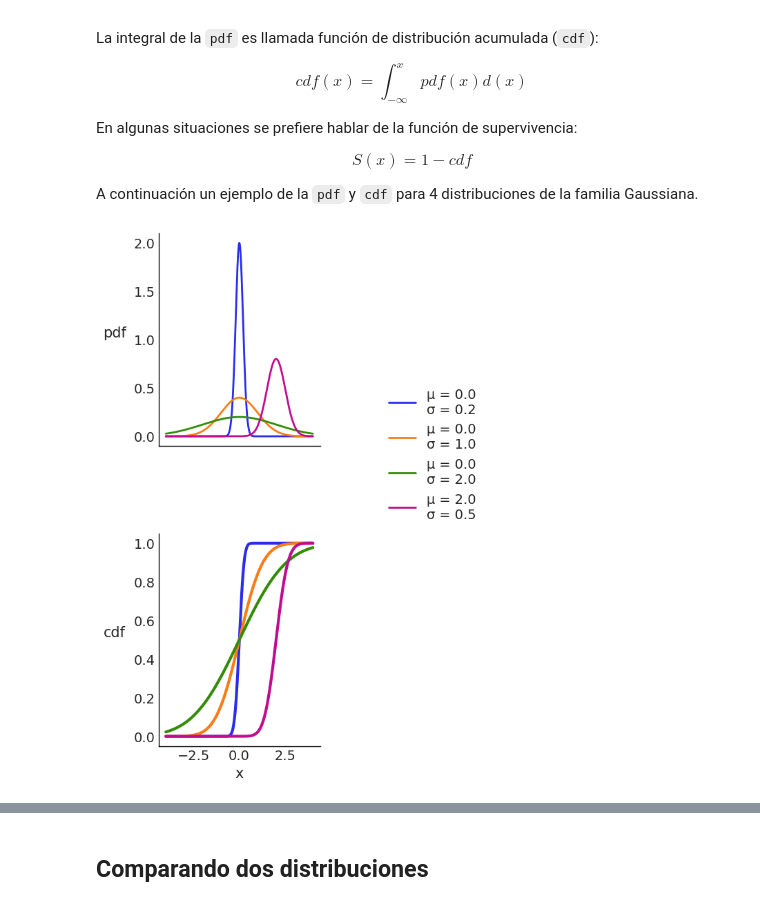
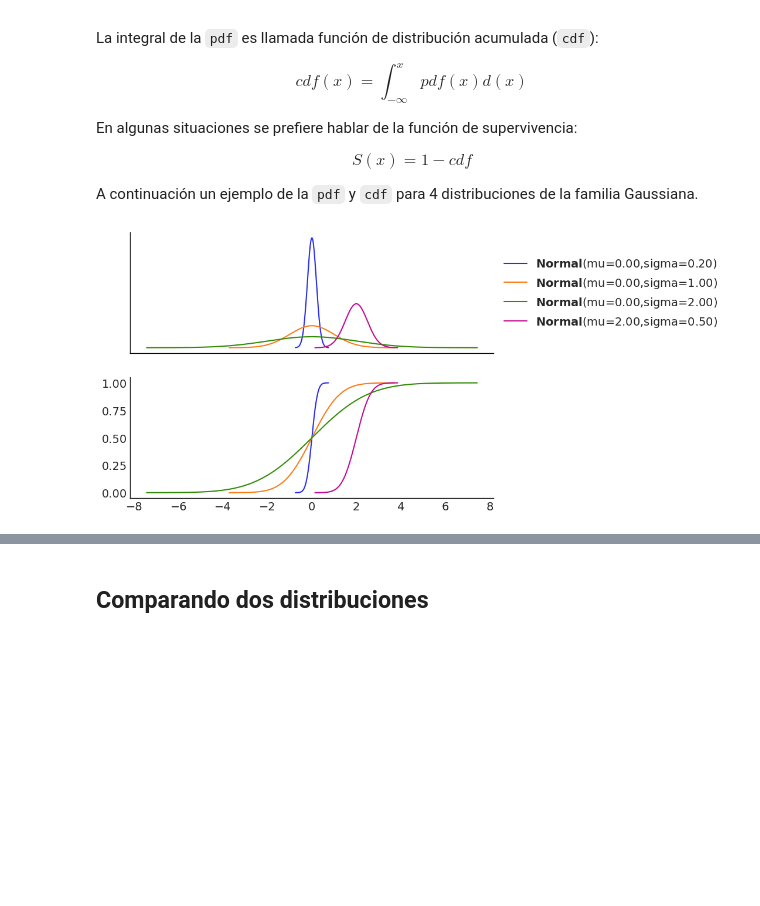
Before and after one commit to Grupo-de-modelado-probabilista/modelado_bayesiano, a Jupyter notebook: 00_Probabilidad.ipynb, the cells around one changed output, grey strips where cells are left out. Saved outputs shown, nothing was run; the diff lists cells and outputs as text; code cells hidden in the pictures; blank space fills up the shorter version.

```diff
--- a/00_Probabilidad.ipynb
+++ b/00_Probabilidad.ipynb
@@ -563,22 +497,15 @@ $$
 
 A continuación un ejemplo de la `pdf` y `cdf` para 4 distribuciones de la familia Gaussiana.
 # %%
-_, ax = plt.subplots(2, 1, figsize=(6, 8), sharex=True)
+_, ax = plt.subplots(2, 1, figsize=(8, 6), sharex=True)
 x_valores = np.linspace(-4, 4, 500)
 valores = [(0., .2), (0., 1.), (0., 2.), (2., .5)]
-color = ['C0', 'C1', 'C2', 'C3']
-for val, c in zip(valores, color):
-    pdf = stats.norm(*val).pdf(x_valores)
-    cdf = stats.norm(*val).cdf(x_valores)
-    ax[0].plot(x_valores, pdf, lw=2, color=c,
-               label=f'μ = {val[0]}\nσ = {val[1]}')
-    ax[1].plot(x_valores, cdf, lw=3, color=c)
-ax[0].set_ylabel('pdf', rotation=0, labelpad=20)
-ax[0].legend(bbox_to_anchor=(1.35, 0.33))
-ax[1].set_ylabel('cdf', rotation=0, labelpad=20)
-ax[1].set_xlabel('x');
+for val in valores:
+    pz.Normal(*val).plot_pdf(ax=ax[0])
+    pz.Normal(*val).plot_cdf(ax=ax[1])
+    ax[1].get_legend().remove()
 # %% [output]
-[figure, old version]
+[figure, new version]
 # %% [markdown]
 
 La siguiente figura tomada del libro [Think Stats](http://greenteapress.com/thinkstats2/html/index.html) resume las relaciones entre la `cdf`, `pdf` y `pmf`.
```
Also changed, not shown: parts of 21 cells of this notebook, 1 other file.
